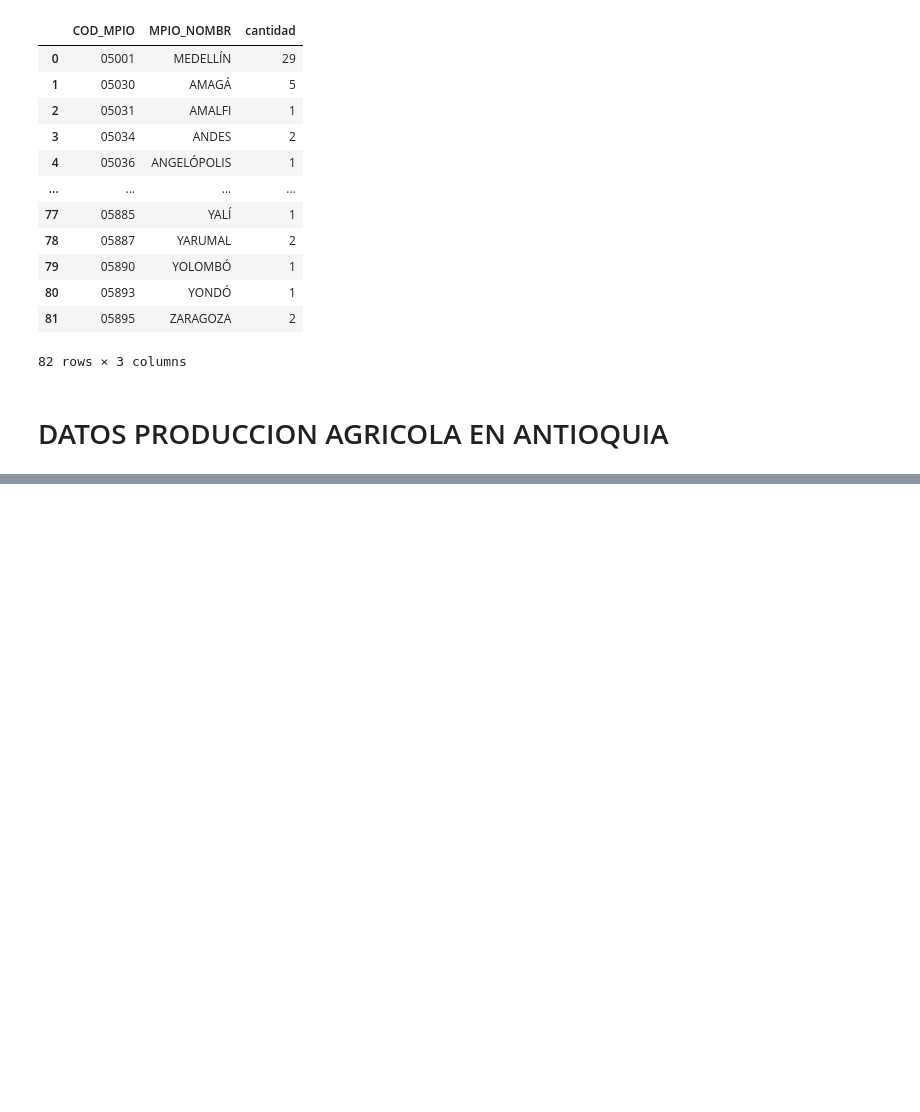
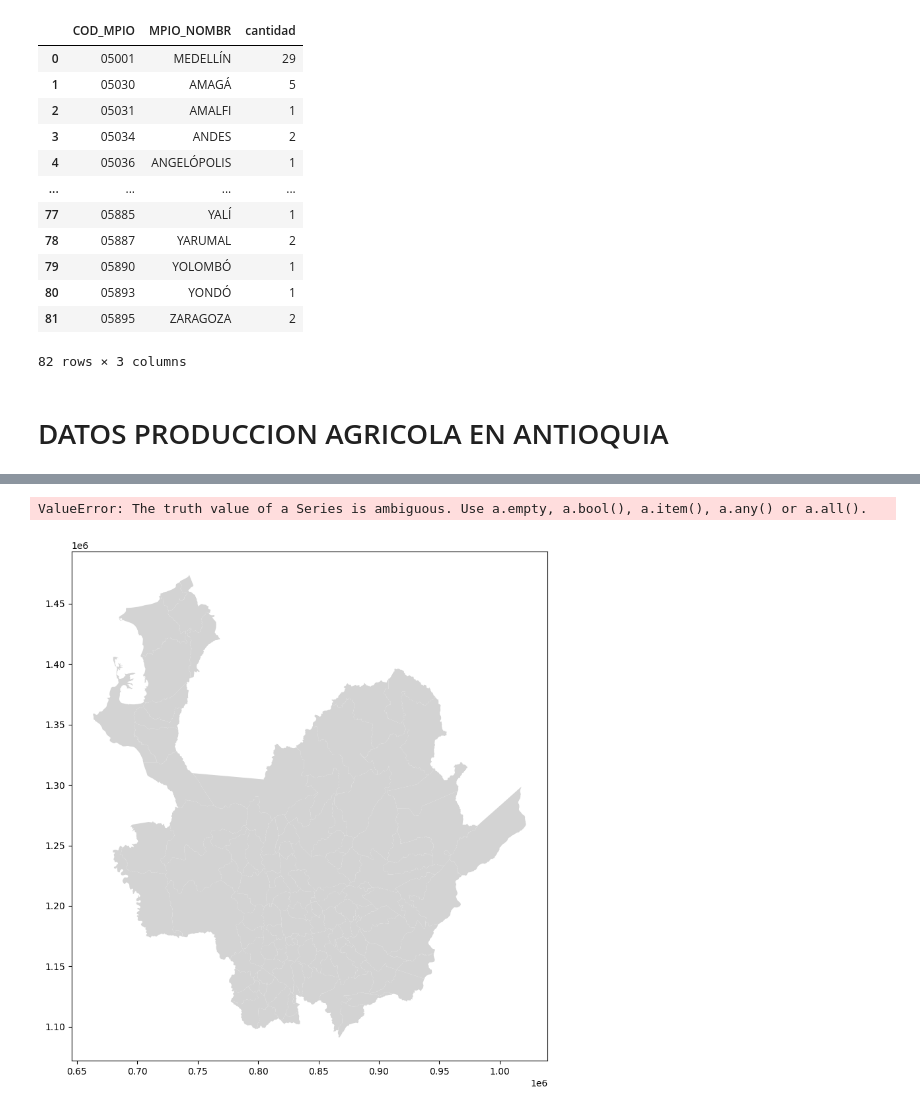
Before and after one commit to stijopa/Tesis, a Jupyter notebook: EDA_Tesis.ipynb, the cells around one changed output, grey strips where cells are left out. Saved outputs shown, nothing was run; the diff lists cells and outputs as text; code cells hidden in the pictures; blank space fills up the shorter version.

Commit message:
Mapa Temperatura

```diff
--- a/EDA_Tesis.ipynb
+++ b/EDA_Tesis.ipynb
@@ -274,11 +274,7 @@ conteo_por_grupo
 # %% [markdown]
 # DATOS PRODUCCION AGRICOLA EN ANTIOQUIA
 # %%
-df_Agro = pd.read_csv("C:\\Users\\JohanStivenPaezBermu\\Downloads\\Datos_Tesis\\Agricultura_Antiquia_1990_2024\\Areas_cultivadas_y_produccion_agr_cola_en_Antioquia_desde_1990_20240310.csv")
+df_Pre_Ant = pd.read_csv("C:\\Users\\JohanStivenPaezBermu\\Downloads\\Datos_Tesis\\Precipitacion_2011_2023_ANT\\Consolidado_Precipitacion_Antioquia.csv")
 # df_Atmos = df_Atmos.rename(columns={'Código del municipio': 'COD_MPIO'})
 # print(df_Atmos['COD_MPIO'].dtype)
 # df_Atmos['COD_MPIO'] = df_Atmos['COD_MPIO'].apply(lambda x: '0' + str(x))
-
-
-df_Agro['Municipio'] = df_Agro['Municipio'].str.upper()
-df_Agro.head(2)
@@ -312,0 +281,3 @@ KeyError: 'MPIO_NOMBR'
+# %%
+df_Pre_Ant = df_Pre_Ant.rename(columns={'Municipio': 'MPIO_NOMBR'})
+df_Pre_Ant['MPIO_NOMBR'] = df_Pre_Ant['MPIO_NOMBR'].str.upper()
@@ -312,0 +328,19 @@ KeyError: 'MPIO_NOMBR'
+# %%
+# Crear DataFrame
+#df_Temperatura = pd.DataFrame({'MPIO_NOMBR': MPIO_NOMBR, 'Valor': Valor})
+
+#ventas_df = pd.DataFrame(df_Temperatura)
+#ventas_geo = pd.merge(Ant, numero_estaciones, on="COD_MPIO", how="left")
+
+Temperatura = pd.merge(df_Pre_Ant, Ant, on='MPIO_NOMBR', how='left')
+fig, ax = plt.subplots(figsize=(10, 10))
+Ant.plot(ax=ax, color='lightgrey') ### Nueva
+
+Temperatura.plot(column="Valor", cmap="YlGnBu", linewidth=0.8, ax=ax, edgecolor="0.8", legend=True)
+plt.title("Temperatura Calidad Aire Antioquia")
+plt.xlabel("Longitud")
+plt.ylabel("Latitud")
+plt.show()
+# %% [output]
+ValueError: The truth value of a Series is ambiguous. Use a.empty, a.bool(), a.item(), a.any() or a.all().
+[figure, added]
```
Also changed, not shown: parts of 8 cells of this notebook.
